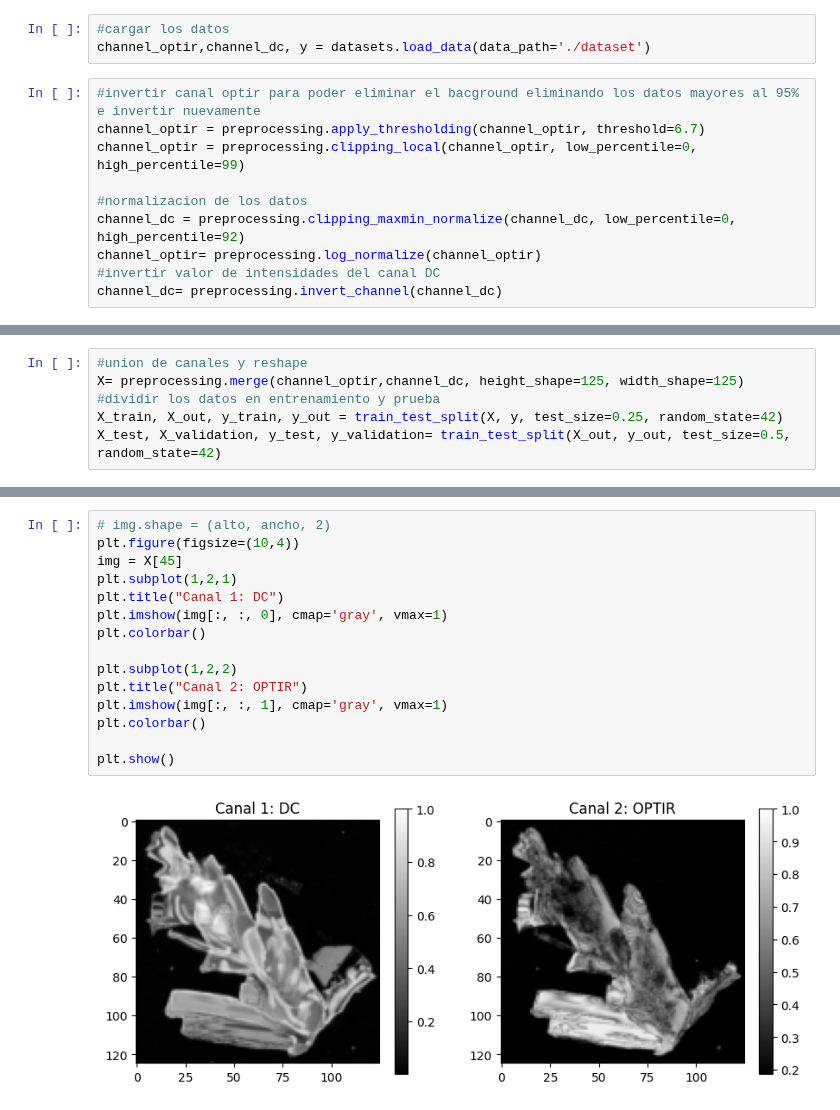
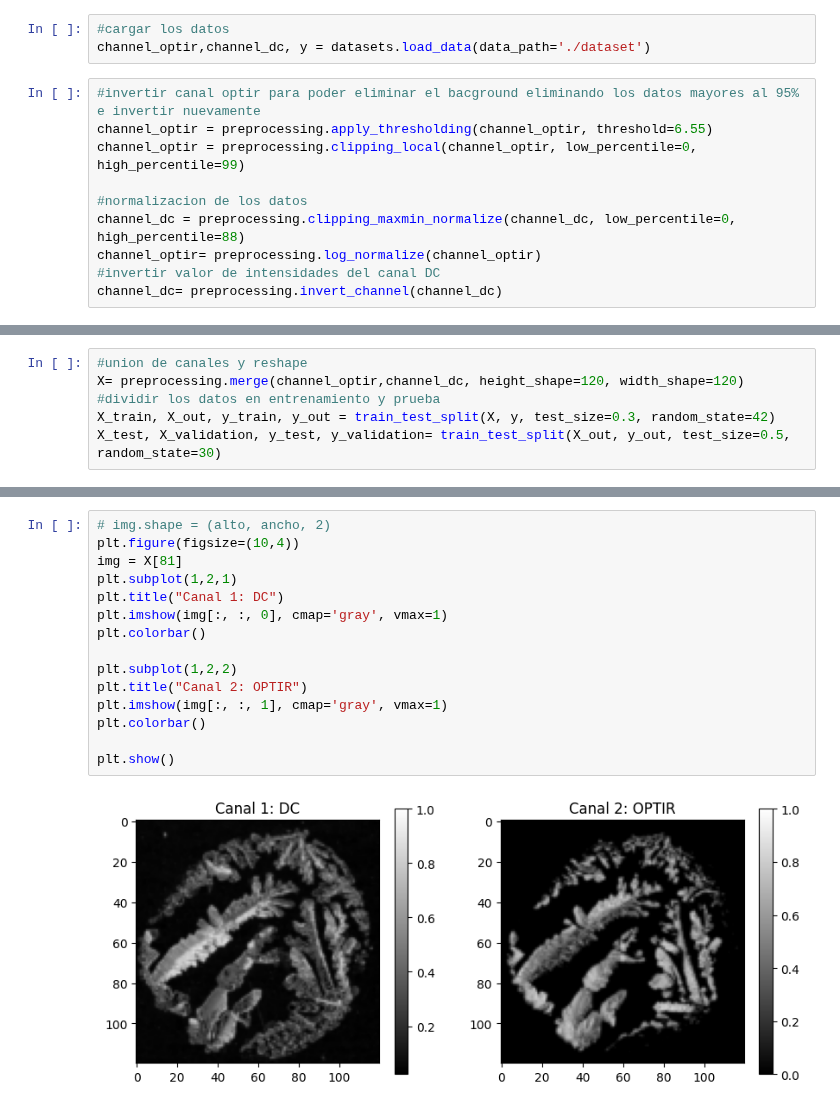
Before and after one commit to antonycardozo/CNNregression, a Jupyter notebook: cnn_regression.ipynb, the cells around one changed output, grey strips where cells are left out. Saved outputs shown, nothing was run; the diff lists cells and outputs as text.

```diff
--- a/cnn_regression.ipynb
+++ b/cnn_regression.ipynb
@@ -13,11 +13,11 @@ import time
 channel_optir,channel_dc, y = datasets.load_data(data_path='./dataset')
 # %%
 #invertir canal optir para poder eliminar el bacground eliminando los datos mayores al 95% e invertir nuevamente
-channel_optir = preprocessing.apply_thresholding(channel_optir, threshold=6.7)
+channel_optir = preprocessing.apply_thresholding(channel_optir, threshold=6.55)
 channel_optir = preprocessing.clipping_local(channel_optir, low_percentile=0, high_percentile=99)
 
 #normalizacion de los datos
-channel_dc = preprocessing.clipping_maxmin_normalize(channel_dc, low_percentile=0, high_percentile=92)
+channel_dc = preprocessing.clipping_maxmin_normalize(channel_dc, low_percentile=0, high_percentile=88)
 channel_optir= preprocessing.log_normalize(channel_optir)
 #invertir valor de intensidades del canal DC
 channel_dc= preprocessing.invert_channel(channel_dc)
@@ -26,8 +26,8 @@ channel_dc= preprocessing.invert_channel(channel_dc)
 # %%
 #union de canales y reshape
-X= preprocessing.merge(channel_optir,channel_dc, height_shape=125, width_shape=125)
+X= preprocessing.merge(channel_optir,channel_dc, height_shape=120, width_shape=120)
 #dividir los datos en entrenamiento y prueba
-X_train, X_out, y_train, y_out = train_test_split(X, y, test_size=0.25, random_state=42)
-X_test, X_validation, y_test, y_validation= train_test_split(X_out, y_out, test_size=0.5, random_state=42)
+X_train, X_out, y_train, y_out = train_test_split(X, y, test_size=0.3, random_state=42)
+X_test, X_validation, y_test, y_validation= train_test_split(X_out, y_out, test_size=0.5, random_state=30)
 # %%
 NAME= "CNN_Regressor_mass_of_droplets{}".format(int(time.time()))
@@ -165,20 +165,20 @@ plt.show()
 # %%
 # img.shape = (alto, ancho, 2)
 plt.figure(figsize=(10,4))
-img = X[45]
+img = X[81]
 plt.subplot(1,2,1)
 plt.title("Canal 1: DC")
 plt.imshow(img[:, :, 0], cmap='gray', vmax=1)
 plt.colorbar()
 
 plt.subplot(1,2,2)
 plt.title("Canal 2: OPTIR")
 plt.imshow(img[:, :, 1], cmap='gray', vmax=1)
 plt.colorbar()
 
 plt.show()
 # %% [output]
-[figure, old version]
+[figure, new version]
 # %%
 
 
```
Also changed, not shown: parts of 6 cells of this notebook, 1 other file.
